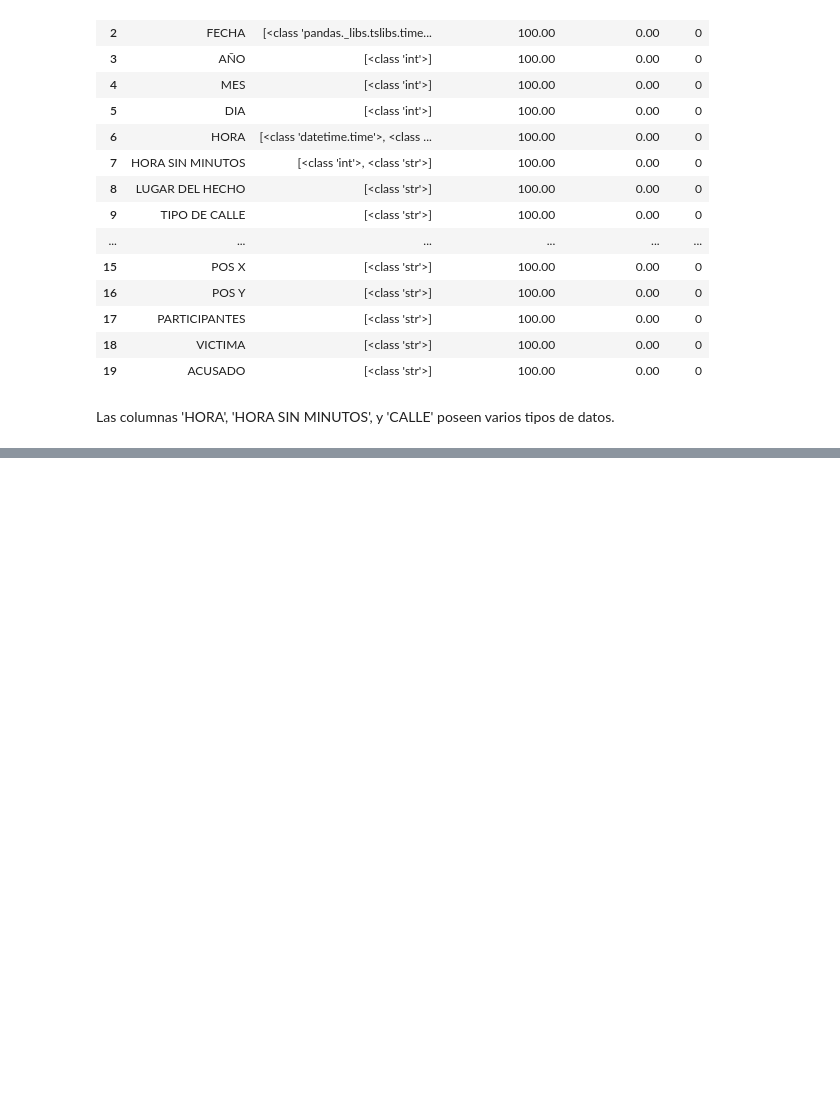
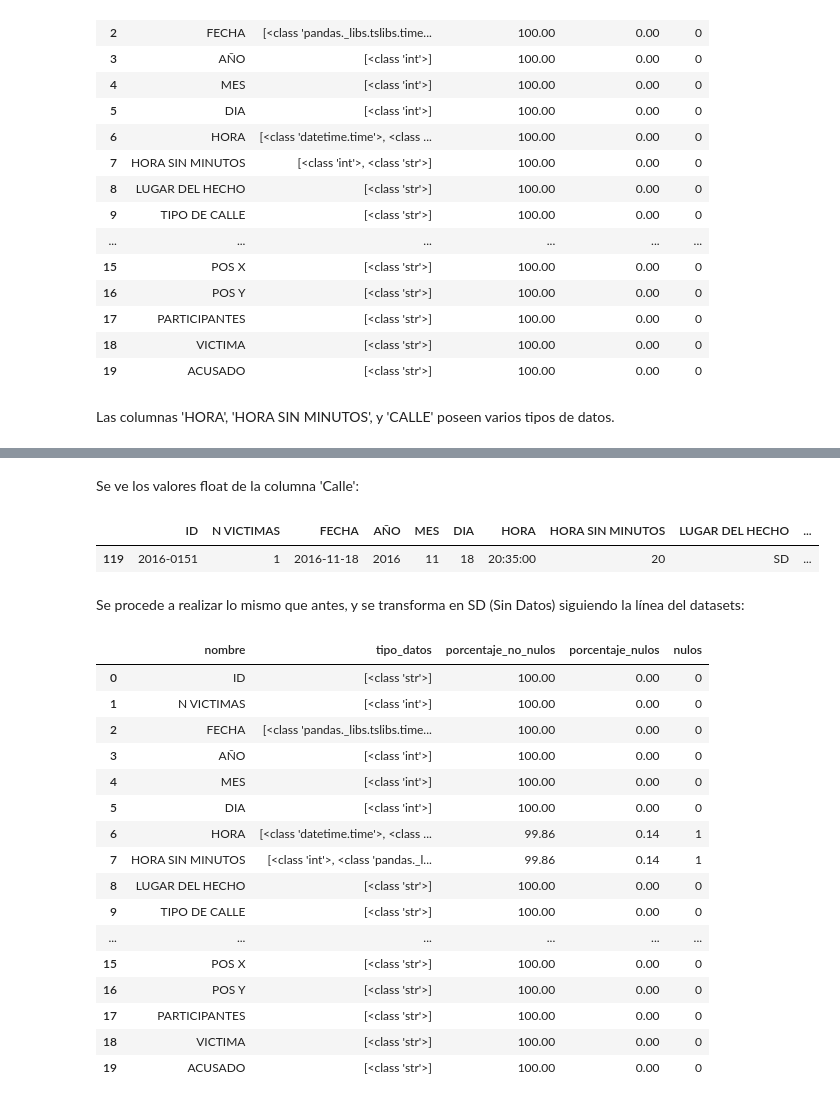
Before and after one commit to camillaneza/PI2_Siniestros_Viales, a Jupyter notebook: ETL.ipynb, the cells around one changed output, grey strips where cells are left out. Saved outputs shown, nothing was run; the diff lists cells and outputs as text; code cells hidden in the pictures; blank space fills up the shorter version.

```diff
--- a/ETL.ipynb
+++ b/ETL.ipynb
@@ -235,0 +292,3 @@ Las columnas 'HORA', 'HORA SIN MINUTOS', y 'CALLE' poseen varios tipos de datos.
+# %%
+moda_de_hora = df_homicidios_hechos['HORA'].mode().iloc[0]
+moda_de_hora
@@ -235,0 +297,2 @@ Las columnas 'HORA', 'HORA SIN MINUTOS', y 'CALLE' poseen varios tipos de datos.
+# %%
+df_homicidios_hechos['HORA'].fillna(moda_de_hora, inplace=True)
@@ -235,0 +320,2 @@ Las columnas 'HORA', 'HORA SIN MINUTOS', y 'CALLE' poseen varios tipos de datos.
+# %%
+df_homicidios_hechos['HORA SIN MINUTOS'] = df_homicidios_hechos['HORA SIN MINUTOS'].apply(lambda x: int(moda_de_hora.hour) if x == "SD" else x)
@@ -235,0 +343,31 @@ Las columnas 'HORA', 'HORA SIN MINUTOS', y 'CALLE' poseen varios tipos de datos.
+# %% [markdown]
+Se ve los valores float de la columna 'Calle':
+# %%
+df_homicidios_hechos[df_homicidios_hechos['CALLE'].apply(lambda x: isinstance(x, float))]
+# %% [output]
+|  | ID | N VICTIMAS | FECHA | AÑO | MES | DIA | HORA | HORA SIN MINUTOS | LUGAR DEL HECHO | ... |
+| 119 | 2016-0151 | 1 | 2016-11-18 | 2016 | 11 | 18 | 20:35:00 | 20 | SD | ... |
+# %% [markdown]
+Se procede a realizar lo mismo que antes, y se transforma en SD (Sin Datos) siguiendo la línea del datasets:
+# %%
+df_homicidios_hechos['CALLE'].fillna('SD', inplace=True)
+# %%
+Funciones.verificar_tipo_datos(df_homicidios_hechos)
+# %% [output]
+|  | nombre | tipo_datos | porcentaje_no_nulos | porcentaje_nulos | nulos |
+| 0 | ID | [<class 'str'>] | 100.00 | 0.00 | 0 |
+| 1 | N VICTIMAS | [<class 'int'>] | 100.00 | 0.00 | 0 |
+| 2 | FECHA | [<class 'pandas._libs.tslibs.time... | 100.00 | 0.00 | 0 |
+| 3 | AÑO | [<class 'int'>] | 100.00 | 0.00 | 0 |
+| 4 | MES | [<class 'int'>] | 100.00 | 0.00 | 0 |
+| 5 | DIA | [<class 'int'>] | 100.00 | 0.00 | 0 |
+| 6 | HORA | [<class 'datetime.time'>, <class ... | 99.86 | 0.14 | 1 |
+| 7 | HORA SIN MINUTOS | [<class 'int'>, <class 'pandas._l... | 99.86 | 0.14 | 1 |
+| 8 | LUGAR DEL HECHO | [<class 'str'>] | 100.00 | 0.00 | 0 |
+| 9 | TIPO DE CALLE | [<class 'str'>] | 100.00 | 0.00 | 0 |
+| ... | ... | ... | ... | ... | ... |
+| 15 | POS X | [<class 'str'>] | 100.00 | 0.00 | 0 |
+| 16 | POS Y | [<class 'str'>] | 100.00 | 0.00 | 0 |
+| 17 | PARTICIPANTES | [<class 'str'>] | 100.00 | 0.00 | 0 |
+| 18 | VICTIMA | [<class 'str'>] | 100.00 | 0.00 | 0 |
+| 19 | ACUSADO | [<class 'str'>] | 100.00 | 0.00 | 0 |
```
Also changed, not shown: parts of 14 cells of this notebook, 2 other files.
